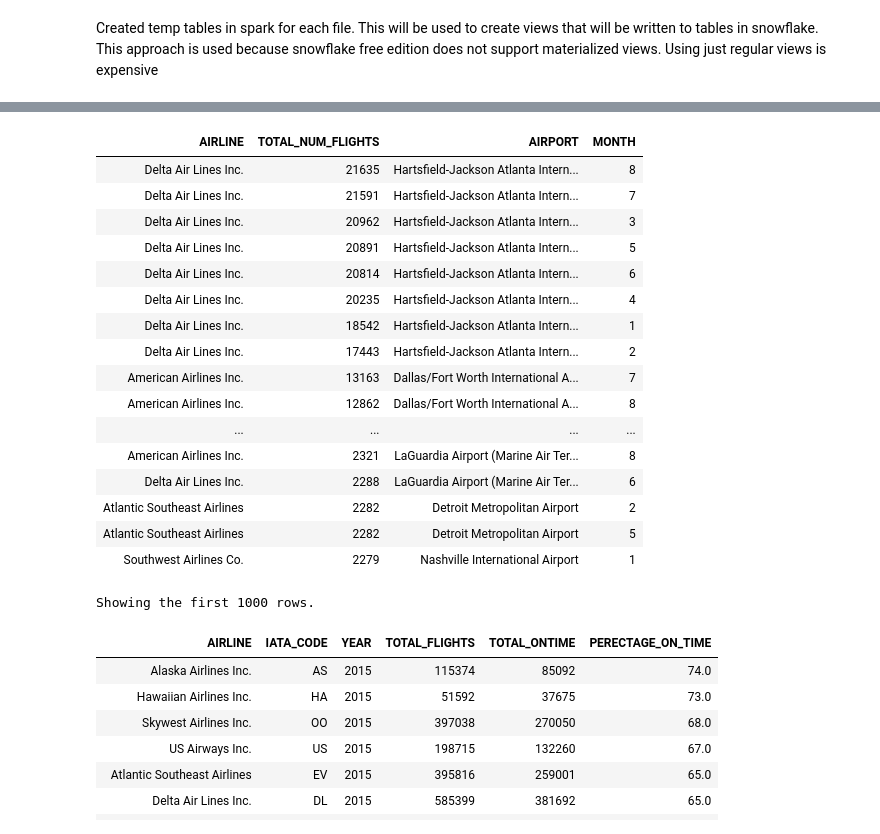
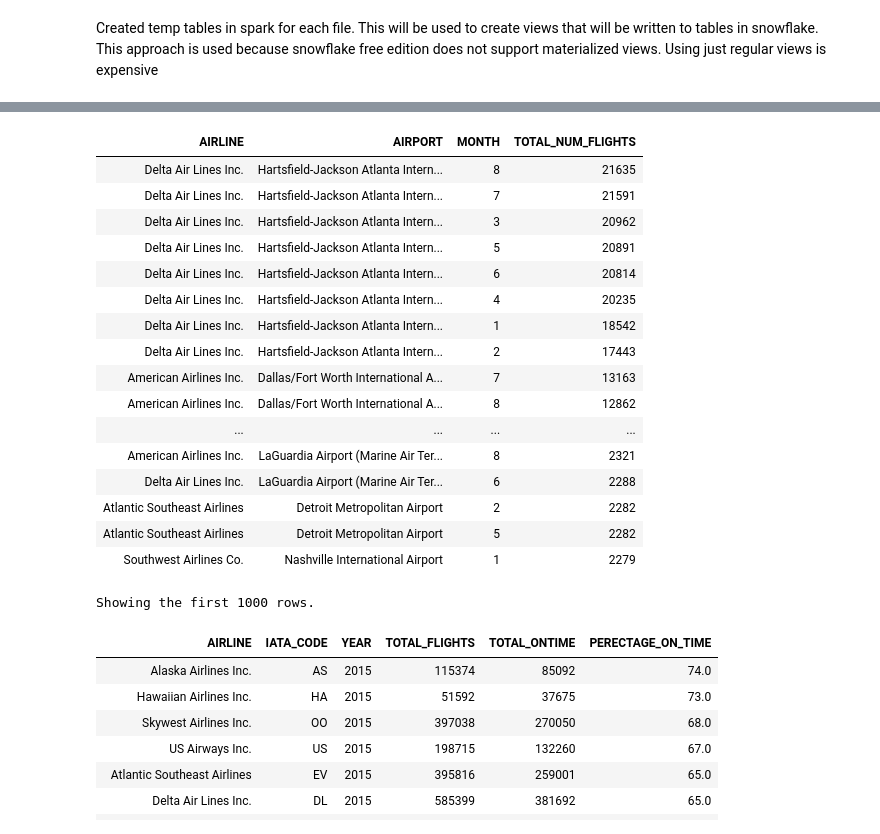
Before and after one commit to mannyq100/flight-analysis-project, a Jupyter notebook: notebooks/Users/emmanuel.quist@outlook.com/flight_data_analysis.ipynb, the cells around one changed output, grey strips where cells are left out. Cells and saved outputs as stored; diff of their text form; code cells hidden in the pictures.

```diff
--- a/notebooks/Users/emmanuel.quist@outlook.com/flight_data_analysis.ipynb
+++ b/notebooks/Users/emmanuel.quist@outlook.com/flight_data_analysis.ipynb
@@ -77,7 +89,13 @@ val flightsDF = spark.read.format("csv").option("header", "true").schema(flights
 # %% [output]
 [interactive output not drawn]
 # %%
+%scala
+
 import org.apache.spark.sql.SaveMode
+import net.snowflake.spark.snowflake.Utils
+
+val createSchemaQuery = s"CREATE SCHEMA IF NOT EXISTS $snowflakeSchema"
+Utils.runQuery(snowflakeConfig, createSchemaQuery)
 
 airlinesDF.write.format("snowflake").options(snowflakeConfig).option("dbtable", "AIRLINES").mode(SaveMode.Overwrite).save()
 airportsDF.write.format("snowflake").options(snowflakeConfig).option("dbtable", "AIRPORTS").mode(SaveMode.Overwrite).save()
@@ -93,34 +113,37 @@ flightsDF.createOrReplaceTempView("flights")
 # %% [output]
 [interactive output not drawn]
 # %%
+%scala
+
 val flightsByAirlineAndAirport = spark.sql(s"""
-SELECT A.AIRLINE, COUNT(*) AS TOTAL_NUM_FLIGHTS, AP.AIRPORT, F.MONTH
-FROM FLIGHTS F JOIN AIRLINES A ON F.AIRLINE = A.IATA_CODE
+SELECT A.AIRLINE, AP.AIRPORT, F.MONTH, COUNT(*) AS TOTAL_NUM_FLIGHTS
+FROM FLIGHTS F
+JOIN AIRLINES A ON F.AIRLINE = A.IATA_CODE
 JOIN AIRPORTS AP ON F.ORIGIN_AIRPORT = AP.IATA_CODE
 GROUP BY A.AIRLINE, AP.AIRPORT, F.MONTH
 ORDER BY TOTAL_NUM_FLIGHTS DESC
 """)
 
 flightsByAirlineAndAirport.write.format("snowflake").options(snowflakeConfig).option("dbtable", "TOTAL_FLIGHTS_BY_AIRLINE_MONTHLY").mode(SaveMode.Overwrite).save()
 
 display(flightsByAirlineAndAirport)
 # %% [output]
-| AIRLINE | TOTAL_NUM_FLIGHTS | AIRPORT | MONTH |
-| Delta Air Lines Inc. | 21635 | Hartsfield-Jackson Atlanta Intern... | 8 |
-| Delta Air Lines Inc. | 21591 | Hartsfield-Jackson Atlanta Intern... | 7 |
-| Delta Air Lines Inc. | 20962 | Hartsfield-Jackson Atlanta Intern... | 3 |
-| Delta Air Lines Inc. | 20891 | Hartsfield-Jackson Atlanta Intern... | 5 |
-| Delta Air Lines Inc. | 20814 | Hartsfield-Jackson Atlanta Intern... | 6 |
-| Delta Air Lines Inc. | 20235 | Hartsfield-Jackson Atlanta Intern... | 4 |
-| Delta Air Lines Inc. | 18542 | Hartsfield-Jackson Atlanta Intern... | 1 |
-| Delta Air Lines Inc. | 17443 | Hartsfield-Jackson Atlanta Intern... | 2 |
-| American Airlines Inc. | 13163 | Dallas/Fort Worth International A... | 7 |
-| American Airlines Inc. | 12862 | Dallas/Fort Worth International A... | 8 |
+| AIRLINE | AIRPORT | MONTH | TOTAL_NUM_FLIGHTS |
+| Delta Air Lines Inc. | Hartsfield-Jackson Atlanta Intern... | 8 | 21635 |
+| Delta Air Lines Inc. | Hartsfield-Jackson Atlanta Intern... | 7 | 21591 |
+| Delta Air Lines Inc. | Hartsfield-Jackson Atlanta Intern... | 3 | 20962 |
+| Delta Air Lines Inc. | Hartsfield-Jackson Atlanta Intern... | 5 | 20891 |
+| Delta Air Lines Inc. | Hartsfield-Jackson Atlanta Intern... | 6 | 20814 |
+| Delta Air Lines Inc. | Hartsfield-Jackson Atlanta Intern... | 4 | 20235 |
+| Delta Air Lines Inc. | Hartsfield-Jackson Atlanta Intern... | 1 | 18542 |
+| Delta Air Lines Inc. | Hartsfield-Jackson Atlanta Intern... | 2 | 17443 |
+| American Airlines Inc. | Dallas/Fort Worth International A... | 7 | 13163 |
+| American Airlines Inc. | Dallas/Fort Worth International A... | 8 | 12862 |
 | ... | ... | ... | ... |
-| American Airlines Inc. | 2321 | LaGuardia Airport (Marine Air Ter... | 8 |
-| Delta Air Lines Inc. | 2288 | LaGuardia Airport (Marine Air Ter... | 6 |
-| Atlantic Southeast Airlines | 2282 | Detroit Metropolitan Airport | 2 |
-| Atlantic Southeast Airlines | 2282 | Detroit Metropolitan Airport | 5 |
-| Southwest Airlines Co. | 2279 | Nashville International Airport | 1 |
+| American Airlines Inc. | LaGuardia Airport (Marine Air Ter... | 8 | 2321 |
+| Delta Air Lines Inc. | LaGuardia Airport (Marine Air Ter... | 6 | 2288 |
+| Atlantic Southeast Airlines | Detroit Metropolitan Airport | 2 | 2282 |
+| Atlantic Southeast Airlines | Detroit Metropolitan Airport | 5 | 2282 |
+| Southwest Airlines Co. | Nashville International Airport | 1 | 2279 |
 Showing the first 1000 rows.
 # %%
```
Also changed, not shown: parts of 10 cells of this notebook.
